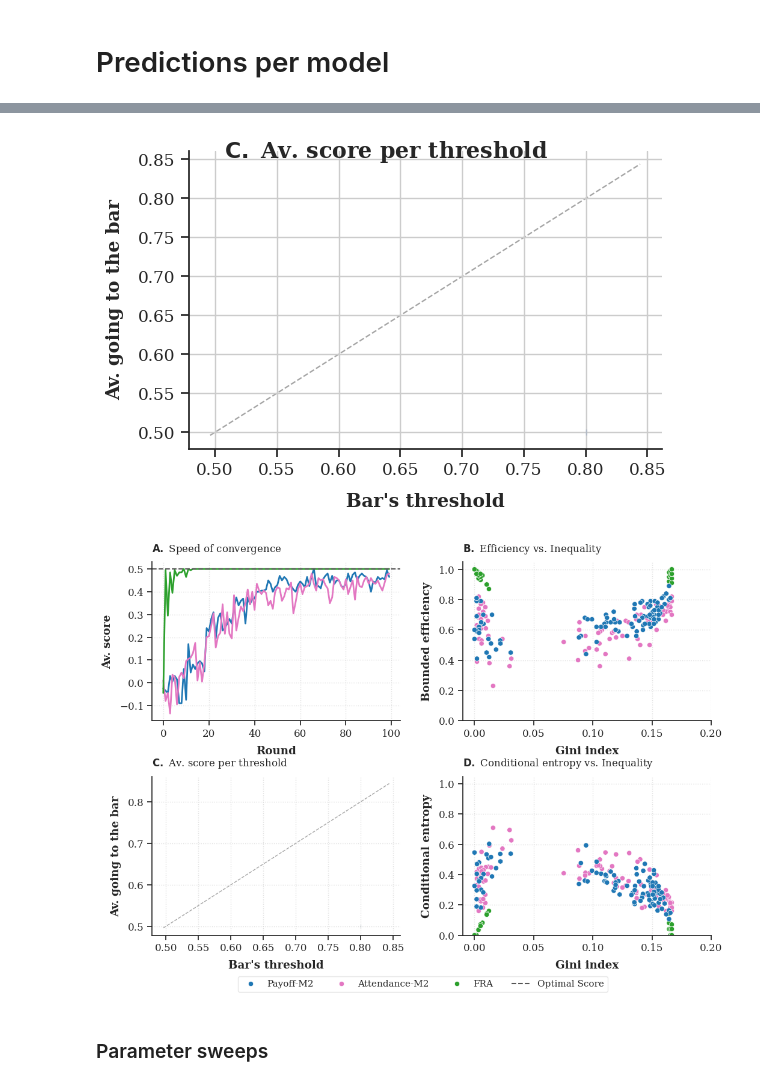
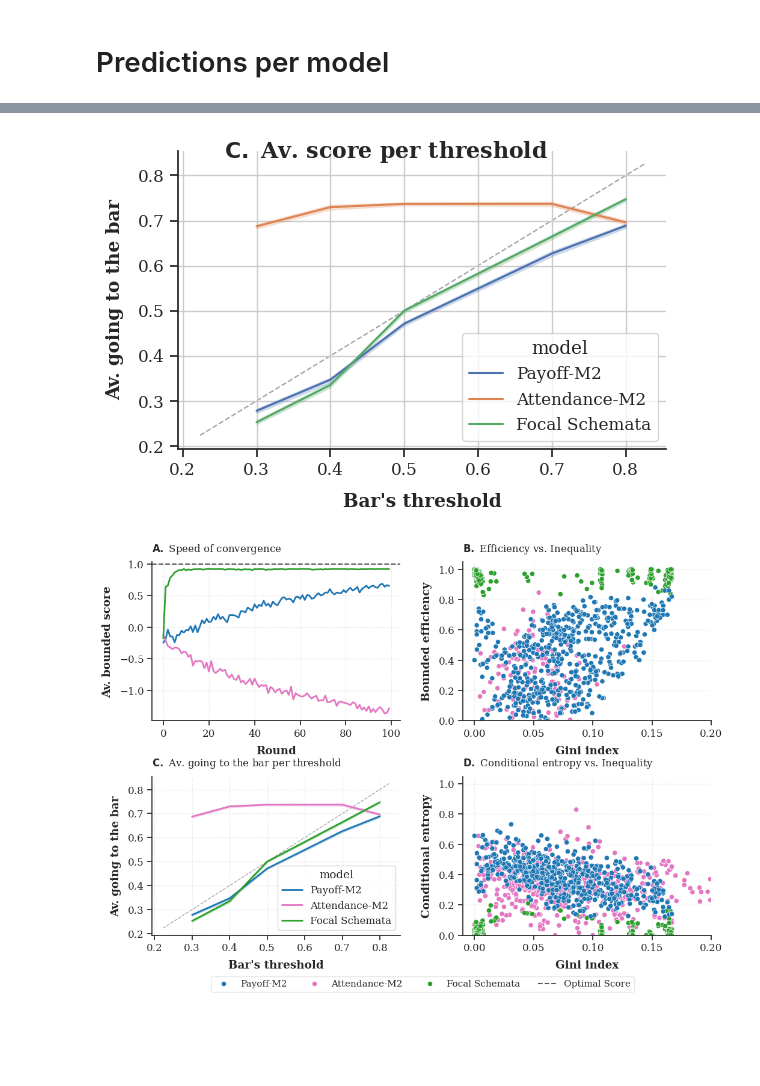
Before and after one commit to EAndrade-Lotero/Cognitive_Models_El_Farol_Bar_Problem, a Jupyter notebook: Notebooks/exp_fig9.ipynb, the cells around one changed output, grey strips where cells are left out. Saved outputs shown, nothing was run; the diff lists cells and outputs as text; code cells hidden in the pictures; blank space fills up the shorter version.

```diff
--- a/Notebooks/exp_fig9.ipynb
+++ b/Notebooks/exp_fig9.ipynb
@@ -20,22 +20,14 @@ from Classes.cognitive_model_agents import (
 )
 # %%
 free_parameters = {
-    'inverse_temperature': 16,
-    'learning_rate': 0.1,
-    'bias': 0.4,
+    'inverse_temperature': 8,
+    'learning_rate': 0.2,
+    'bias': 1,
     'forget': 0.8,
     'len_history': 2,
-    'delta': 0.2,
-    'max_regions': 2,
+    'delta': 0.4,
+    'max_regions': 5,
 }
-fixed_parameters = {
-    'num_agents':2,
-    'threshold':0.8
-}
-agent = FocalRegionAgent(
-    free_parameters=free_parameters,
-    fixed_parameters=fixed_parameters
-)
 # %%
 simulation_parameters = {
     'num_rounds': 100,
@@ -154,7 +164,9 @@ fig, ax = plt.subplots(figsize=(6, 4))
 
 sns.lineplot(
     x='threshold', y='decision',
-    data=df2, ax=ax,
+    hue='model',
+    data=df2,
+    ax=ax,
 )
 ax.grid()
 x0, x1 = ax.get_xlim()
@@ -171,7 +183,7 @@ fig.suptitle(r"$\bf{C.}$ Av. score per threshold", fontweight='bold')
 
 plt.show()
 # %% [output]
-[figure, old version]
+[figure, new version]
 # %%
 fig.savefig(PATHS['exploratory_figures'] / 'Models_threshold.png', dpi=300)
 # %%
@@ -184,11 +196,11 @@ sns.set_theme(style="ticks", font_scale=1.1)
 plt.rcParams["font.family"] = "serif"
 
 # 2. Strict Model Coloring and Labeling for Consistency
-model_order = ['Payoff-M2', 'Attendance-M2', 'FRA']
+model_order = ['Payoff-M2', 'Attendance-M2', 'Focal Schemata']
 model_palette = {
     'Payoff-M2': '#1f77b4',
     'Attendance-M2': '#e377c2',
-    'FRA': '#2ca02c'
+    'Focal Schemata': '#2ca02c'
 }
 
 # Set up a 12x8.5 figure (slightly taller to gracefully accommodate the bottom legend)
@@ -209,18 +221,19 @@ axes = [ax_A, ax_B, ax_C, ax_D]
 # SUBPLOT A: Speed of convergence
 # =====================================================================
 sns.lineplot(
-    x='round', y='score', hue='model',
+    x='round', y='bounded_score', hue='model',
     hue_order=model_order, palette=model_palette,
     linewidth=2, errorbar=None, data=df2, ax=ax_A,
     legend=False  # Suppress individual legend
 )
-optimal_score = int(fixed_parameters['threshold'] * fixed_parameters['num_agents']) / fixed_parameters['num_agents']
+# optimal_score = int(fixed_parameters['threshold'] * fixed_parameters['num_agents']) / fixed_parameters['num_agents']
+optimal_score = 1
 ax_A.axhline(
     y=optimal_score, color='#555555', linestyle='--',
     linewidth=1.5, label='Optimal Score'  # Gathered later for the unified legend
 )
 ax_A.set_xlabel('Round', fontweight='bold', labelpad=8)
-ax_A.set_ylabel('Av. score', fontweight='bold', labelpad=8)
+ax_A.set_ylabel('Av. bounded score', fontweight='bold', labelpad=8)
 ax_A.set_title(r"$\bf{A.}$ Speed of convergence", loc='left', pad=12, fontsize=12)
 
 # =====================================================================
@@ -239,10 +252,12 @@ ax_B.set_ylim([-0.00, 1.05])
 ax_B.set_title(r"$\bf{B.}$ Efficiency vs. Inequality", loc='left', pad=12, fontsize=12)
 
 # =====================================================================
-# SUBPLOT C: Av. score per threshold
+# SUBPLOT C: Av. going to the bar per threshold
 # =====================================================================
 sns.lineplot(
-    x='threshold', y='decision', data=df2, ax=ax_C, color='#2c3e50', linewidth=2
+    x='threshold', y='decision', hue='model',
+    hue_order=model_order, palette=model_palette,
+    data=df2, ax=ax_C, color='#2c3e50', linewidth=2
 )
 x0, x1 = ax_C.get_xlim()
 y0, y1 = ax_C.get_ylim()
@@ -251,7 +266,7 @@ ax_C.plot([lo, hi], [lo, hi], color='gray', linestyle='--', linewidth=1, alpha=0
 
 ax_C.set_xlabel("Bar's threshold", fontweight='bold', labelpad=8)
 ax_C.set_ylabel("Av. going to the bar", fontweight='bold', labelpad=8)
-ax_C.set_title(r"$\bf{C.}$ Av. score per threshold", loc='left', pad=12, fontsize=12)
+ax_C.set_title(r"$\bf{C.}$ Av. going to the bar per threshold", loc='left', pad=12, fontsize=12)
 
 # =====================================================================
 # SUBPLOT D: Conditional entropy vs. Inequality
@@ -277,35 +292,33 @@ ax_D.get_legend().remove()  # Remove it from the plot area cleanly
 # Building the Unified Legend
 # =====================================================================
 # Combine the 3 Model handles from Panel D + the 1 Baseline handle from Panel A
 opt_handle, opt_label = ax_A.get_legend_handles_labels()
 all_handles = model_handles + opt_handle
 all_labels = model_labels + opt_label
 
 # Draw the legend globally at the bottom center of the figure canvas
 fig.legend(
     handles=all_handles,
     labels=all_labels,
     loc='lower center',
     bbox_to_anchor=(0.5, 0.03), # Center horizontally (0.5), push down to bottom (0.03)
     ncol=4,                     # Align them cleanly side-by-side in one row
     frameon=True,
     facecolor='white',
     edgecolor='#e0e0e0',
     fontsize=11
 )
 
 # =====================================================================
 # Uniform Styling Clean-up
 # =====================================================================
 for ax in axes:
     ax.grid(True, linestyle=':', alpha=0.6, color='#cccccc')
     ax.set_axisbelow(True)
     sns.despine(ax=ax)
 
 plt.show()
 # %% [output]
-[figure, old version]
+[figure, new version]
 # %%
 fig.savefig(PATHS['exploratory_figures'] / 'models.png', dpi=300)
-# %% [markdown]
-### Parameter sweeps
```
Also changed, not shown: parts of 13 cells of this notebook, 11 other files.
